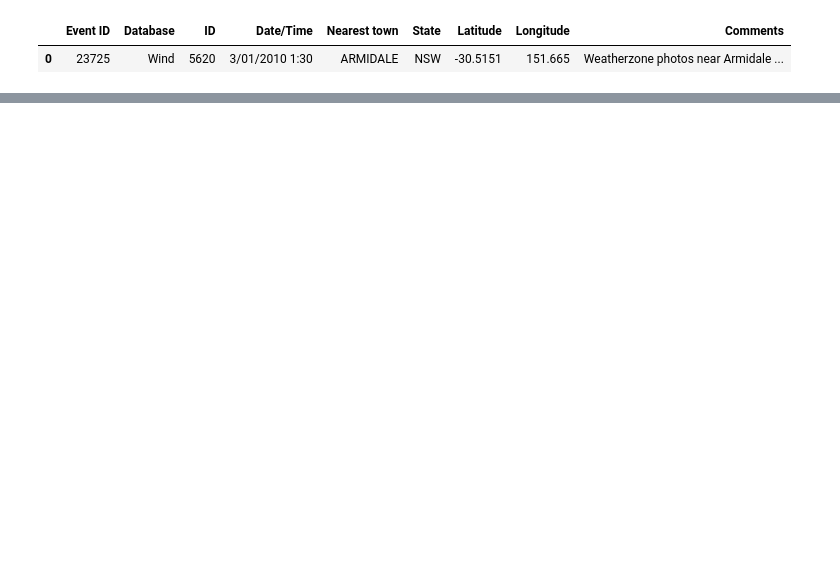
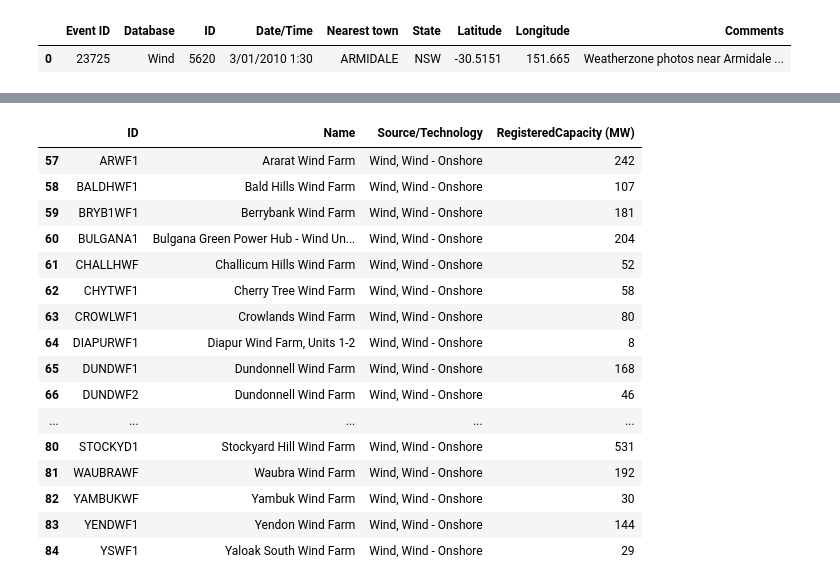
Before and after one commit to Carly-Jane/Wind_Energy_Project, a Jupyter notebook: Wind_Energy_Data_Cleaning.ipynb, the cells around one changed output, grey strips where cells are left out. Drawn from its saved outputs; the diff is of its cells as text; code cells hidden in the pictures; blank space fills up the shorter version.

```diff
--- a/Wind_Energy_Data_Cleaning.ipynb
+++ b/Wind_Energy_Data_Cleaning.ipynb
@@ -190,0 +213,3 @@ bom_storm_data.head(3)
+# %%
+summary_csv = pd.read_csv("summary.csv")
+summary_csv
@@ -190,0 +230,50 @@ bom_storm_data.head(3)
+# %%
+vic_summary = summary_csv.loc[(\
+                                (summary_csv['ID'] == 'ARWF1') |\
+                                (summary_csv['ID'] == 'BALDHWF1') |\
+                                (summary_csv['ID'] == 'BRYB1WF1') |\
+                                (summary_csv['ID'] == 'BULGANA1') |\
+                                (summary_csv['ID'] == 'CHALLHWF') |\
+                                (summary_csv['ID'] == 'CHYTWF1') |\
+                                (summary_csv['ID'] == 'CROWLWF1') |\
+                                (summary_csv['ID'] == 'DIAPURWF1') |\
+                                (summary_csv['ID'] == 'DUNDWF1') |\
+                                (summary_csv['ID'] == 'DUNDWF2') |\
+                                (summary_csv['ID'] == 'DUNDWF3') |
+                                (summary_csv['ID'] == 'ELAINWF1') |\
+                                (summary_csv['ID'] == 'KIATAWF1') |\
+                                (summary_csv['ID'] == 'MACARTH1') |\
+                                (summary_csv['ID'] == 'MERCER01') |\
+                                (summary_csv['ID'] == 'MLWF1') |\
+                                (summary_csv['ID'] == 'MOORAWF1') |\
+                                (summary_csv['ID'] == 'MTGELWF1') |\
+                                (summary_csv['ID'] == 'MUWAWF1') |\
+                                (summary_csv['ID'] == 'MUWAWF2') |\
+                                (summary_csv['ID'] == 'OAKLAND1') |\
+                                (summary_csv['ID'] == 'PORTWF') |
+                                (summary_csv['ID'] == 'SALTCRK1') |\
+                                (summary_csv['ID'] == 'STOCKYD1') |\
+                                (summary_csv['ID'] == 'WAUBRAWF') |\
+                                (summary_csv['ID'] == 'YAMBUKWF') |\
+                                (summary_csv['ID'] == 'YENDWF1') |\
+                                (summary_csv['ID'] == 'YSWF1'))]
+# %%
+vic_summary
+# %% [output]
+|  | ID | Name | Source/Technology | RegisteredCapacity (MW) |
+| 57 | ARWF1 | Ararat Wind Farm | Wind, Wind - Onshore | 242 |
+| 58 | BALDHWF1 | Bald Hills Wind Farm | Wind, Wind - Onshore | 107 |
+| 59 | BRYB1WF1 | Berrybank Wind Farm | Wind, Wind - Onshore | 181 |
+| 60 | BULGANA1 | Bulgana Green Power Hub - Wind Un... | Wind, Wind - Onshore | 204 |
+| 61 | CHALLHWF | Challicum Hills Wind Farm | Wind, Wind - Onshore | 52 |
+| 62 | CHYTWF1 | Cherry Tree Wind Farm | Wind, Wind - Onshore | 58 |
+| 63 | CROWLWF1 | Crowlands Wind Farm | Wind, Wind - Onshore | 80 |
+| 64 | DIAPURWF1 | Diapur Wind Farm, Units 1-2 | Wind, Wind - Onshore | 8 |
+| 65 | DUNDWF1 | Dundonnell Wind Farm | Wind, Wind - Onshore | 168 |
+| 66 | DUNDWF2 | Dundonnell Wind Farm | Wind, Wind - Onshore | 46 |
+| ... | ... | ... | ... | ... |
+| 80 | STOCKYD1 | Stockyard Hill Wind Farm | Wind, Wind - Onshore | 531 |
+| 81 | WAUBRAWF | Waubra Wind Farm | Wind, Wind - Onshore | 192 |
+| 82 | YAMBUKWF | Yambuk Wind Farm | Wind, Wind - Onshore | 30 |
+| 83 | YENDWF1 | Yendon Wind Farm | Wind, Wind - Onshore | 144 |
+| 84 | YSWF1 | Yaloak South Wind Farm | Wind, Wind - Onshore | 29 |
```
Also changed, not shown: parts of 8 cells of this notebook, 1 other file.
